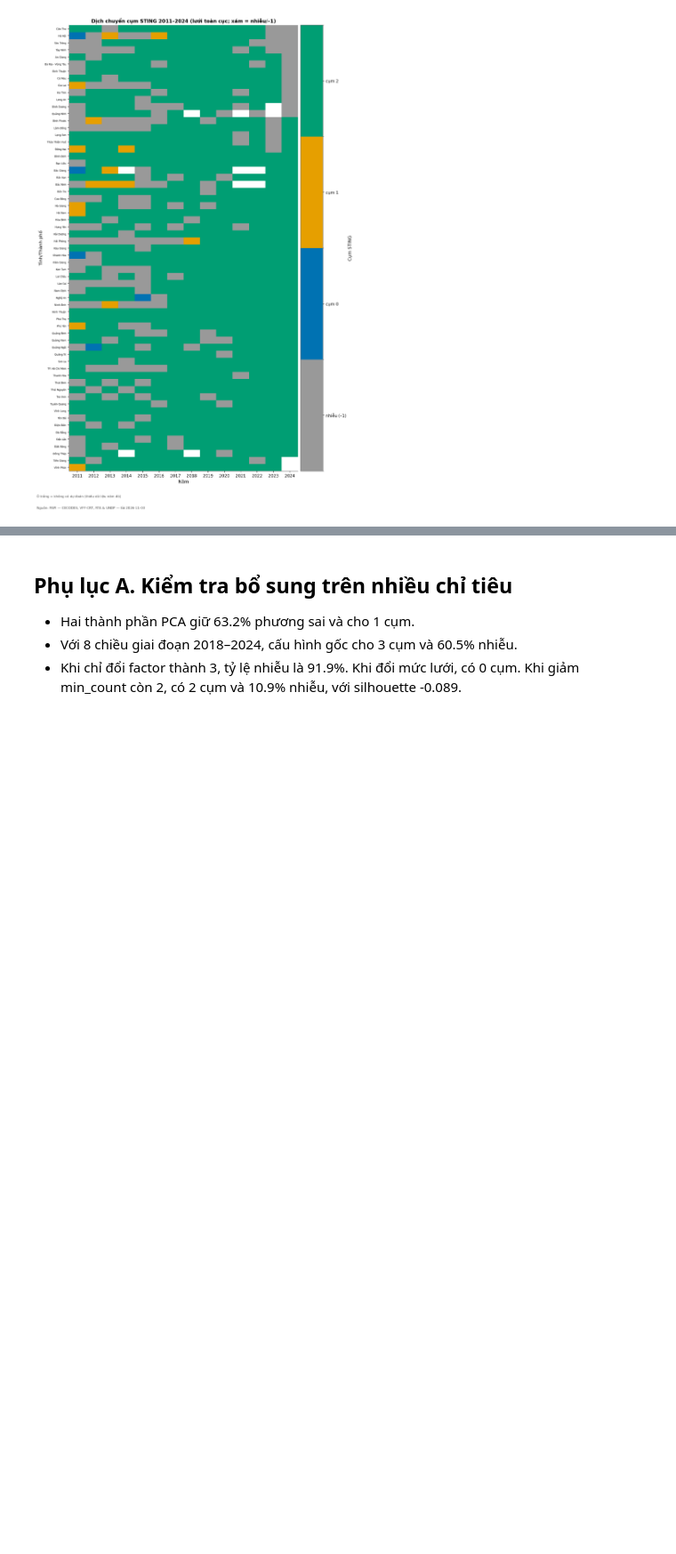
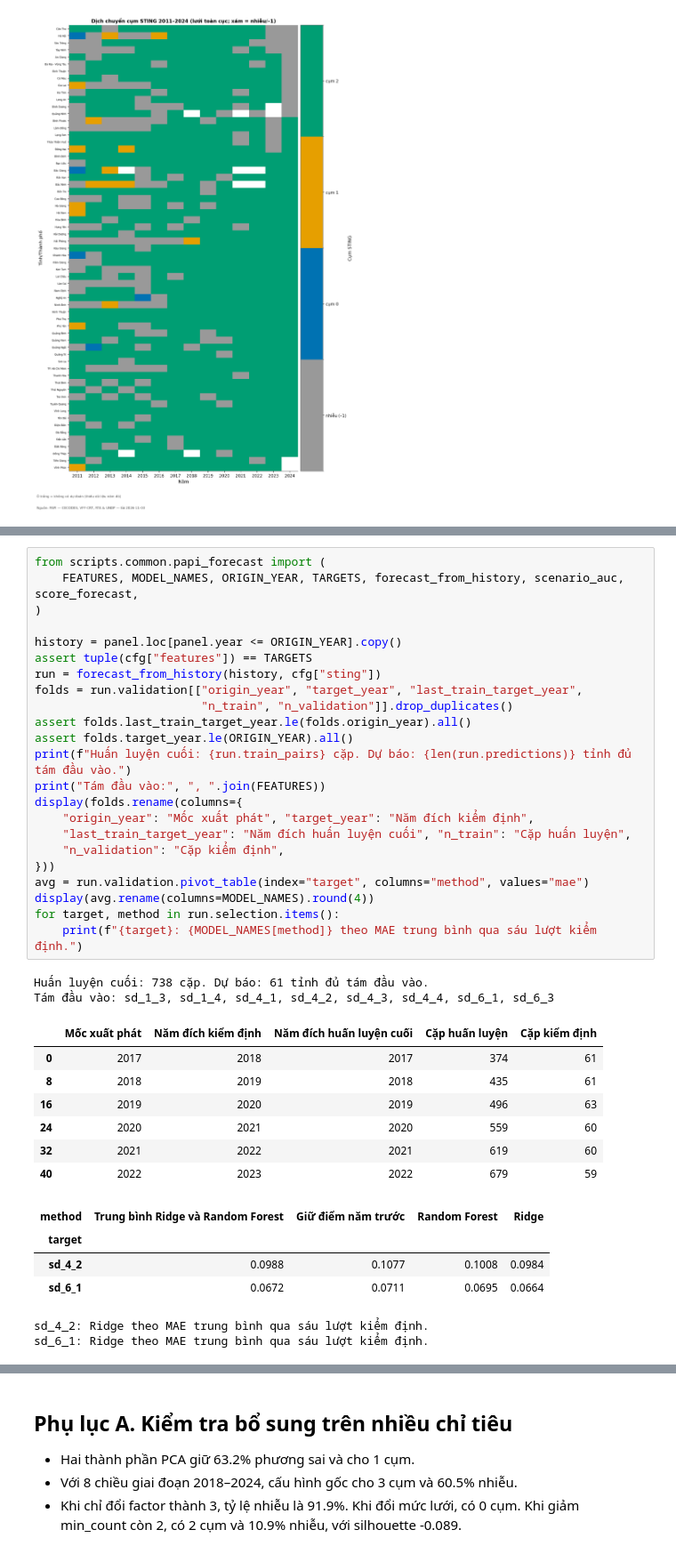
Before and after one commit to JasonTM17/Grid_Based_Sociology, a Jupyter notebook: notebooks/Nhom15_CuoiKy_STING_PAPI.ipynb, the cells around one changed output, grey strips where cells are left out. Shown at 89% size. Cells and saved outputs as stored; diff of their text form; blank space fills up the shorter version.

```diff
--- a/notebooks/Nhom15_CuoiKy_STING_PAPI.ipynb
+++ b/notebooks/Nhom15_CuoiKy_STING_PAPI.ipynb
@@ -303,0 +345,39 @@ display(Image(filename=str(ROOT / "results/figs/predict_2024.png")))
+# %%
+from scripts.common.papi_forecast import (
+    FEATURES, MODEL_NAMES, ORIGIN_YEAR, TARGETS, forecast_from_history, scenario_auc, score_forecast,
+)
+
+history = panel.loc[panel.year <= ORIGIN_YEAR].copy()
+assert tuple(cfg["features"]) == TARGETS
+run = forecast_from_history(history, cfg["sting"])
+folds = run.validation[["origin_year", "target_year", "last_train_target_year",
+                        "n_train", "n_validation"]].drop_duplicates()
+assert folds.last_train_target_year.le(folds.origin_year).all()
+assert folds.target_year.le(ORIGIN_YEAR).all()
+print(f"Huấn luyện cuối: {run.train_pairs} cặp. Dự báo: {len(run.predictions)} tỉnh đủ tám đầu vào.")
+print("Tám đầu vào:", ", ".join(FEATURES))
+display(folds.rename(columns={
+    "origin_year": "Mốc xuất phát", "target_year": "Năm đích kiểm định",
+    "last_train_target_year": "Năm đích huấn luyện cuối", "n_train": "Cặp huấn luyện",
+    "n_validation": "Cặp kiểm định",
+}))
+avg = run.validation.pivot_table(index="target", columns="method", values="mae")
+display(avg.rename(columns=MODEL_NAMES).round(4))
+for target, method in run.selection.items():
+    print(f"{target}: {MODEL_NAMES[method]} theo MAE trung bình qua sáu lượt kiểm định.")
+# %% [output]
+Huấn luyện cuối: 738 cặp. Dự báo: 61 tỉnh đủ tám đầu vào.
+Tám đầu vào: sd_1_3, sd_1_4, sd_4_1, sd_4_2, sd_4_3, sd_4_4, sd_6_1, sd_6_3
+|  | Mốc xuất phát | Năm đích kiểm định | Năm đích huấn luyện cuối | Cặp huấn luyện | Cặp kiểm định |
+| 0 | 2017 | 2018 | 2017 | 374 | 61 |
+| 8 | 2018 | 2019 | 2018 | 435 | 61 |
+| 16 | 2019 | 2020 | 2019 | 496 | 63 |
+| 24 | 2020 | 2021 | 2020 | 559 | 60 |
+| 32 | 2021 | 2022 | 2021 | 619 | 60 |
+| 40 | 2022 | 2023 | 2022 | 679 | 59 |
+| method | Trung bình Ridge và Random Forest | Giữ điểm năm trước | Random Forest | Ridge |
+| target |  |  |  |  |
+| sd_4_2 | 0.0988 | 0.1077 | 0.1008 | 0.0984 |
+| sd_6_1 | 0.0672 | 0.0711 | 0.0695 | 0.0664 |
+sd_4_2: Ridge theo MAE trung bình qua sáu lượt kiểm định.
+sd_6_1: Ridge theo MAE trung bình qua sáu lượt kiểm định.
```
Also changed, not shown: parts of 13 cells of this notebook, 43 other files.
